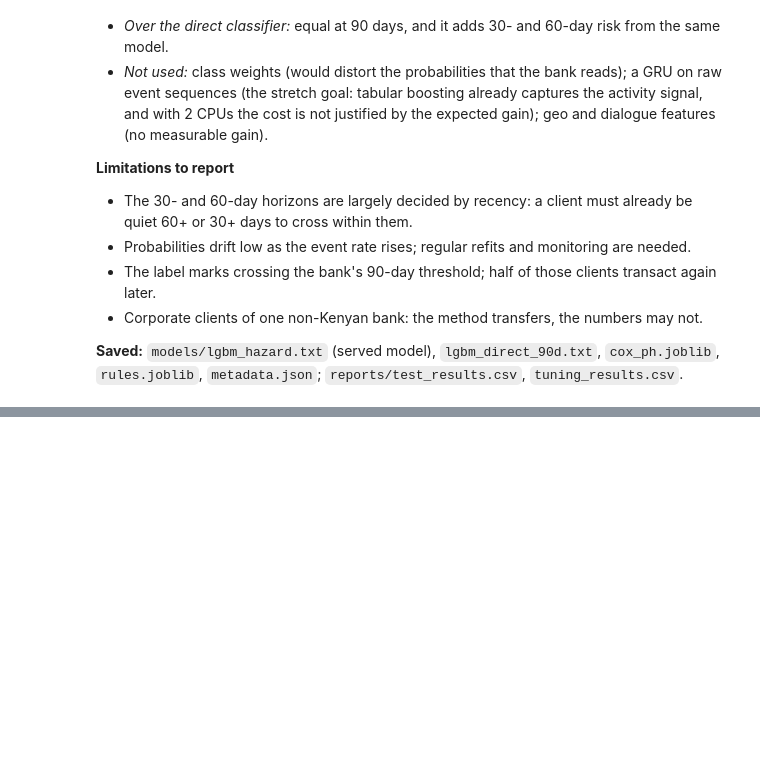
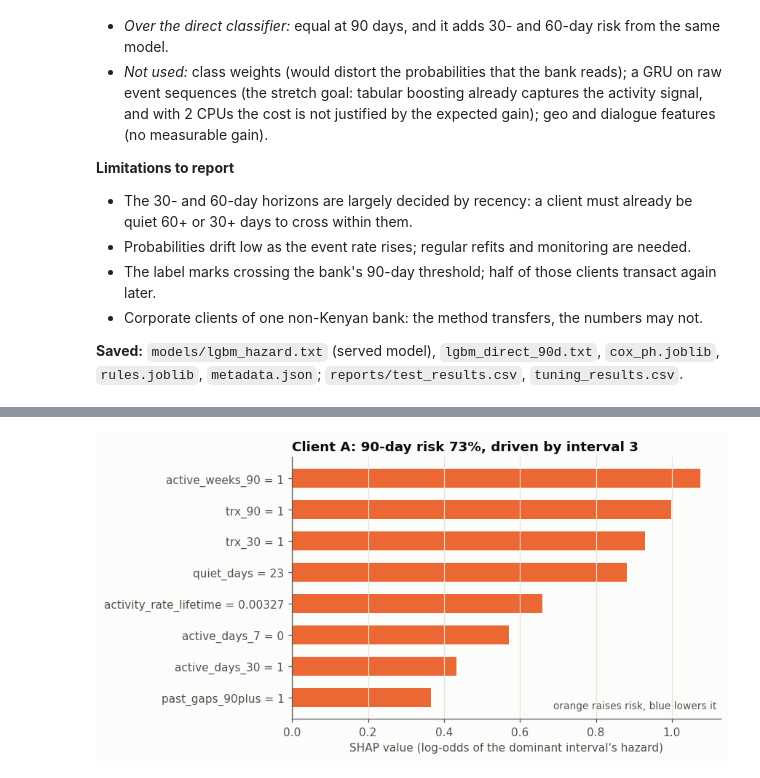
Before and after one commit to tintinWanyoike/084045_dsa_8401_capstone_project, a Jupyter notebook: notebook.ipynb, the cells around one changed output, grey strips where cells are left out. Cells and saved outputs as stored; diff of their text form; code cells hidden in the pictures; blank space fills up the shorter version.

Commit message:
Explainability and monitoring

```diff
--- a/notebook.ipynb
+++ b/notebook.ipynb
@@ -2990,0 +3243,18 @@ zsh:1: no matches found: Project/084045_dsa_8401_capstone_project/reports/*.csv
+# %%
+r = examples["A: recently active, highest risk"]
+e = explain(model, r, top_n=8)
+fmt = lambda v: f"{v:,.0f}" if float(v).is_integer() else f"{v:.3g}"
+contrib = pd.Series({f"{x['feature']} = {fmt(x['value'])}": x["shap"] for x in e["reasons"]})[::-1]
+fig, ax = plt.subplots(figsize=(8, 4.2))
+ax.barh(range(len(contrib)), contrib, color=[ORANGE if v > 0 else BLUE for v in contrib], height=0.6)
+ax.set_yticks(range(len(contrib)), contrib.index)
+ax.axvline(0, color=INK_2, lw=0.8)
+ax.grid(axis="x", color=GRID)
+ax.grid(axis="y", visible=False)
+ax.set_xlabel("SHAP value (log-odds of the dominant interval's hazard)")
+ax.text(0.99, 0.04, "orange raises risk, blue lowers it", transform=ax.transAxes, ha="right", color=INK_2, fontsize=9)
+ax.set_title(f"Client A: 90-day risk {e['p90']:.0%}, driven by interval {e['dominant_interval']}")
+plt.tight_layout()
+plt.show()
+# %% [output]
+[figure, added]
```
Also changed, not shown: parts of 31 cells of this notebook, 3 other files.
